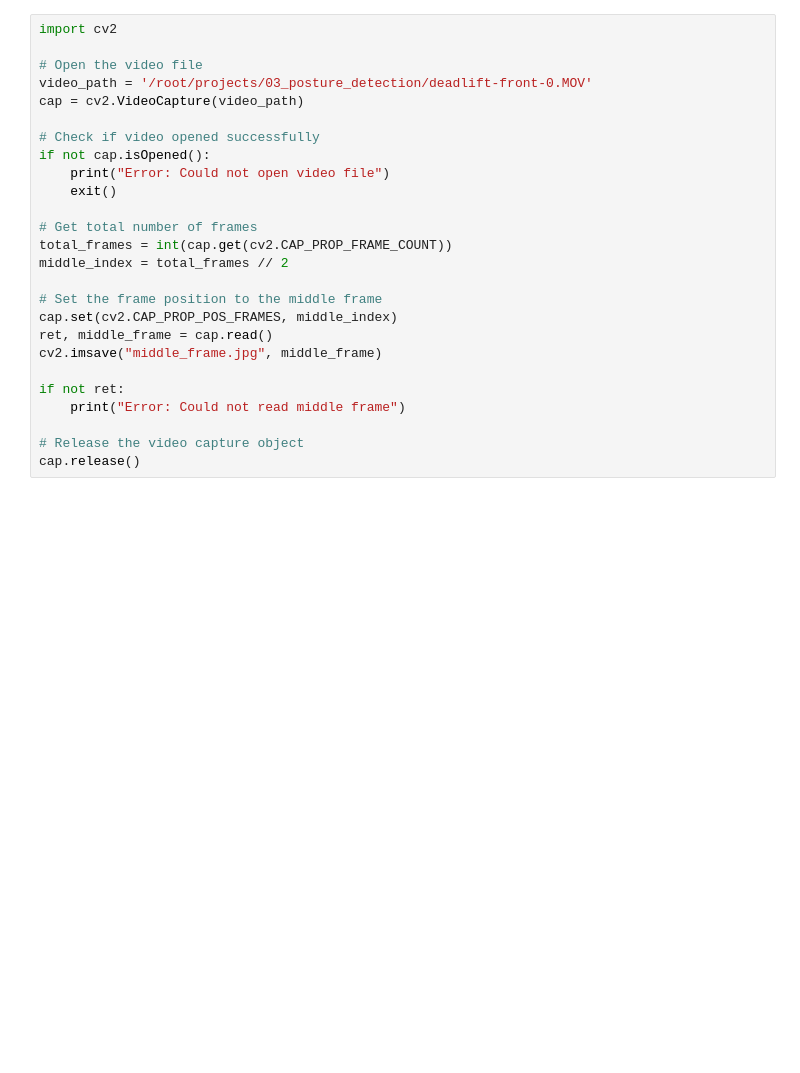
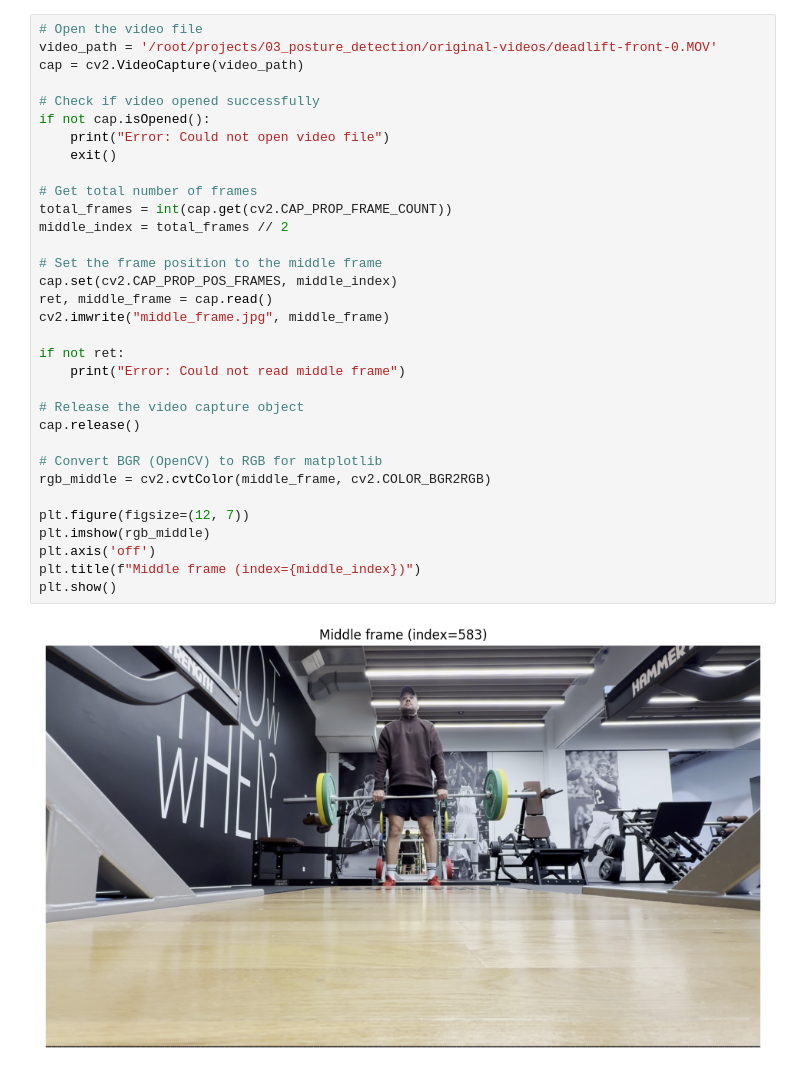
Before and after one commit to VirtualVale/03_posture_detection, a Jupyter notebook: pose-detection.ipynb, the cells around one changed output. Drawn from its saved outputs; the diff is of its cells as text; blank space fills up the shorter version.

```diff
--- a/pose-detection.ipynb
+++ b/pose-detection.ipynb
@@ -1,27 +16,36 @@
 # %%
-import cv2
-
 # Open the video file
-video_path = '/root/projects/03_posture_detection/deadlift-front-0.MOV'
+video_path = '/root/projects/03_posture_detection/original-videos/deadlift-front-0.MOV'
 cap = cv2.VideoCapture(video_path)
 
 # Check if video opened successfully
 if not cap.isOpened():
     print("Error: Could not open video file")
     exit()
 
 # Get total number of frames
 total_frames = int(cap.get(cv2.CAP_PROP_FRAME_COUNT))
 middle_index = total_frames // 2
 
 # Set the frame position to the middle frame
 cap.set(cv2.CAP_PROP_POS_FRAMES, middle_index)
 ret, middle_frame = cap.read()
-cv2.imsave("middle_frame.jpg", middle_frame)
+cv2.imwrite("middle_frame.jpg", middle_frame)
 
 if not ret:
     print("Error: Could not read middle frame")
 
 # Release the video capture object
 cap.release()
+
+# Convert BGR (OpenCV) to RGB for matplotlib
+rgb_middle = cv2.cvtColor(middle_frame, cv2.COLOR_BGR2RGB)
+
+plt.figure(figsize=(12, 7))
+plt.imshow(rgb_middle)
+plt.axis('off')
+plt.title(f"Middle frame (index={middle_index})")
+plt.show()
+# %% [output]
+[figure, added]
 # %%
```
Also changed, not shown: parts of 6 cells of this notebook, 9 other files.
